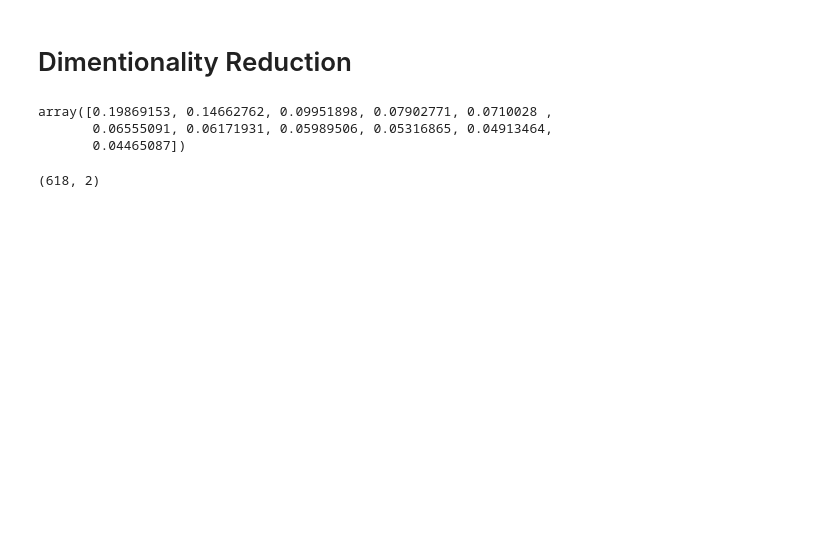
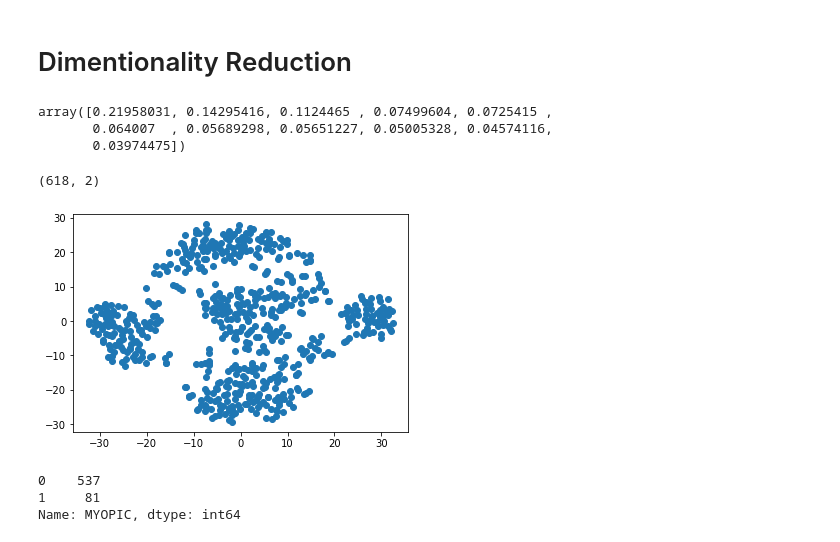
Before and after one commit to Shorleyshor/unsupervised-machine-learning-challenge, a Jupyter notebook: Untitled1.ipynb, the cells around one changed output. Saved outputs shown, nothing was run; the diff lists cells and outputs as text; code cells hidden in the pictures; blank space fills up the shorter version.

```diff
--- a/Untitled1.ipynb
+++ b/Untitled1.ipynb
@@ -21,5 +21,5 @@ df.head()
 | 4 | 5 | 0.697 | 23.290001 | 3.676 | 3.454 | 16.16 | 14 | 0 | 0 | 0 | 4 | ... |
 # %%
 # Split the dataframe into data and target
-y = df["MYOPIC"].values
-X = df.drop("MYOPIC", axis=1)
+# = df["MYOPIC"].values
+dfx = df.drop("MYOPIC", axis=1)
@@ -26,4 +28,4 @@ X = df.drop("MYOPIC", axis=1)
 # %%
-# Standarize data with StandarScaler
-myopia_standardize = StandardScaler().fit_transform(df)
-#print(myopia_standardize[0:15])
+# Standarize data with StandarScaler trandformation
+myopia_standardize = StandardScaler().fit_transform(dfx)
+print(myopia_standardize[0:5])
@@ -39,9 +57,9 @@ myopia_pca = pca.fit_transform(myopia_standardize)
 # Fetch the explained variance
 pca.explained_variance_ratio_
 # %% [output]
-array([0.19869153, 0.14662762, 0.09951898, 0.07902771, 0.0710028 ,
-       0.06555091, 0.06171931, 0.05989506, 0.05316865, 0.04913464,
-       0.04465087])
+array([0.21958031, 0.14295416, 0.1124465 , 0.07499604, 0.0725415 ,
+       0.064007  , 0.05689298, 0.05651227, 0.05005328, 0.04574116,
+       0.03974475])
 # %%
 # Initialize t-SNE model...reduce the dataset dimensions with t-SNE
 tsne = TSNE(learning_rate=35)
@@ -53,3 +71,23 @@ tsne_features = tsne.fit_transform(myopia_pca)
 tsne_features.shape
 # %% [output]
 (618, 2)
+# %%
+# Prepare to plot the dataset
+
+# The first column of transformed features
+dfx['x'] = tsne_features[:,0]
+
+# The second column of transformed features
+dfx['y'] = tsne_features[:,1]
+# %%
+# Visualize the clusters
+plt.scatter(dfx['x'], dfx['y'])
+plt.show()
+# %% [output]
+[figure, added]
+# %%
+label.value_counts()
+# %% [output]
+0    537
+1     81
+Name: MYOPIC, dtype: int64
```
Also changed, not shown: parts of 11 cells of this notebook.
